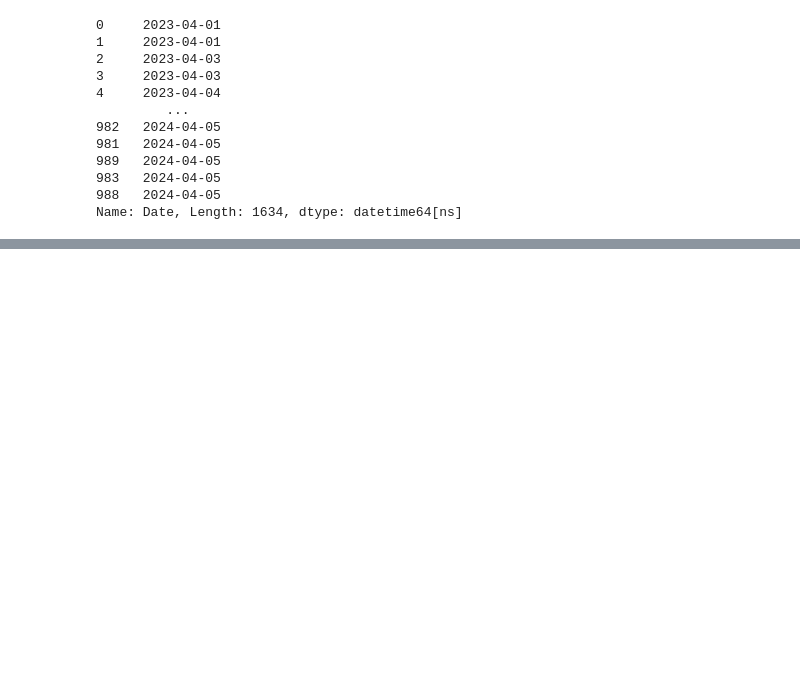
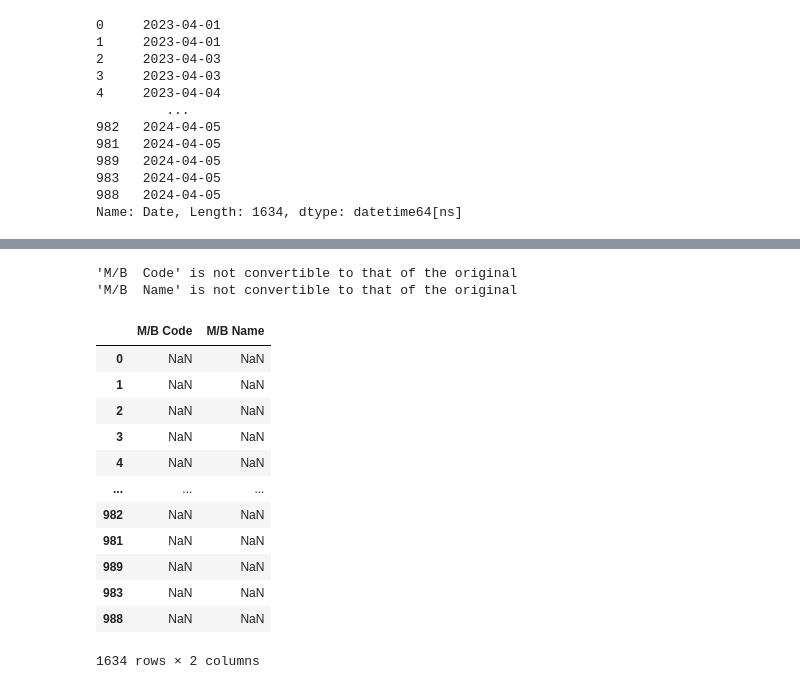
Before and after one commit to ParunNg/Downtime-Prediction, a Jupyter notebook: merge_files.ipynb, the cells around one changed output, grey strips where cells are left out. Saved outputs shown, nothing was run; the diff lists cells and outputs as text; code cells hidden in the pictures; blank space fills up the shorter version.

```diff
--- a/merge_files.ipynb
+++ b/merge_files.ipynb
@@ -215,0 +243,2 @@ merged_df.columns.tolist()
+# %%
+merged_df = merged_df.reindex(org_df.columns, axis='columns')
@@ -259,3 +302,29 @@ for col in merged_df.columns:
     if is_numeric_dtype(merged_df[col]):
         new_col = merged_df[col].replace(np.NaN, 0)
         merged_df[col] = new_col
+# %%
+for col in merged_df.columns:
+    try:
+        new_col = merged_df[col].astype(org_df[col].dtype)
+        merged_df[col] = new_col
+    except:
+        print(f"'{col}' is not convertible to that of the original")
+# %% [output]
+'M/B  Code' is not convertible to that of the original
+'M/B  Name' is not convertible to that of the original
+# %%
+merged_df[['M/B  Code', 'M/B  Name']]
+# %% [output]
+|  | M/B Code | M/B Name |
+| 0 | NaN | NaN |
+| 1 | NaN | NaN |
+| 2 | NaN | NaN |
+| 3 | NaN | NaN |
+| 4 | NaN | NaN |
+| ... | ... | ... |
+| 982 | NaN | NaN |
+| 981 | NaN | NaN |
+| 989 | NaN | NaN |
+| 983 | NaN | NaN |
+| 988 | NaN | NaN |
+1634 rows × 2 columns
```
Also changed, not shown: parts of 14 cells of this notebook, 3 other files.
